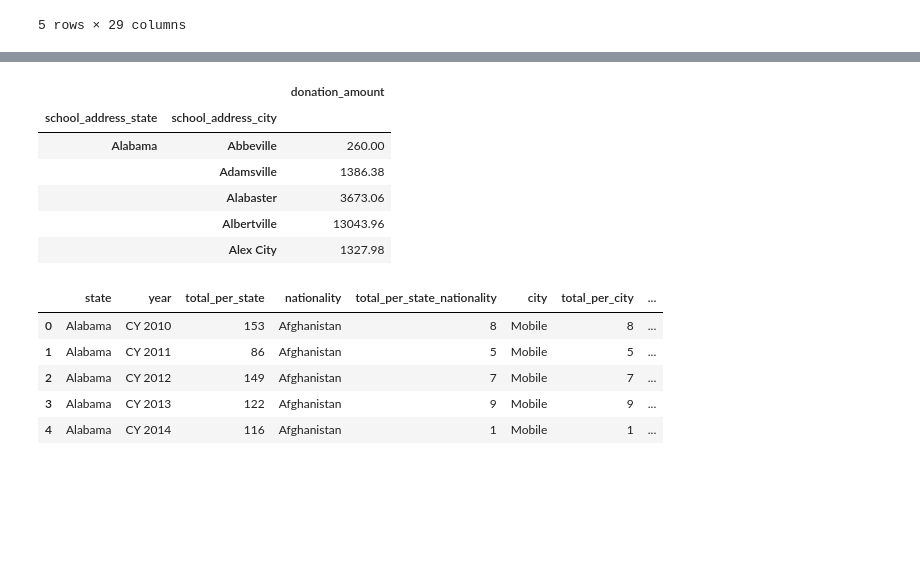
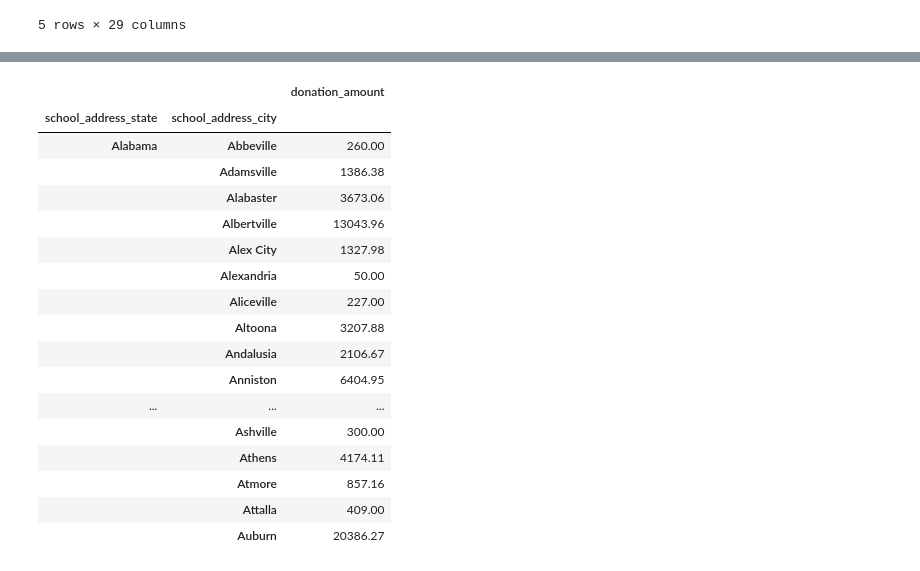
Before and after one commit to USA4UNHCR/DonorsChoose.org-Challenge, a Jupyter notebook: your_work/Maria/Donors_choose_data_exploration.ipynb, the cells around one changed output, grey strips where cells are left out. Saved outputs shown, nothing was run; the diff lists cells and outputs as text; code cells hidden in the pictures; blank space fills up the shorter version.

```diff
--- a/your_work/Maria/Donors_choose_data_exploration.ipynb
+++ b/your_work/Maria/Donors_choose_data_exploration.ipynb
@@ -80,23 +104,25 @@ grouped_by_city_donation = merge_SchoolsDonor_location.groupby(['school_address_
 # %%
-grouped_by_city_donation.head()
+grouped_by_city_donation.head(20)
 # %% [output]
 |  |  | donation_amount |
 | school_address_state | school_address_city |  |
 | Alabama | Abbeville | 260.00 |
 |  | Adamsville | 1386.38 |
 |  | Alabaster | 3673.06 |
 |  | Albertville | 13043.96 |
 |  | Alex City | 1327.98 |
+|  | Alexandria | 50.00 |
+|  | Aliceville | 227.00 |
+|  | Altoona | 3207.88 |
+|  | Andalusia | 2106.67 |
+|  | Anniston | 6404.95 |
+| ... | ... | ... |
+|  | Ashville | 300.00 |
+|  | Athens | 4174.11 |
+|  | Atmore | 857.16 |
+|  | Attalla | 409.00 |
+|  | Auburn | 20386.27 |
 # %%
 arrivals['total_per_city'] = arrivals['total_per_city'].replace(to_replace=r'[^0-9]', value='', regex=True).astype(int)
-# %%
-arrivals.head()
-# %% [output]
-|  | state | year | total_per_state | nationality | total_per_state_nationality | city | total_per_city | ... |
-| 0 | Alabama | CY 2010 | 153 | Afghanistan | 8 | Mobile | 8 | ... |
-| 1 | Alabama | CY 2011 | 86 | Afghanistan | 5 | Mobile | 5 | ... |
-| 2 | Alabama | CY 2012 | 149 | Afghanistan | 7 | Mobile | 7 | ... |
-| 3 | Alabama | CY 2013 | 122 | Afghanistan | 9 | Mobile | 9 | ... |
-| 4 | Alabama | CY 2014 | 116 | Afghanistan | 1 | Mobile | 1 | ... |
 # %%
 grouped_by_city_state_pop = arrivals.groupby(['state', 'city'])['total_per_city'].sum().to_frame()
```
Also changed, not shown: parts of 16 cells of this notebook.
